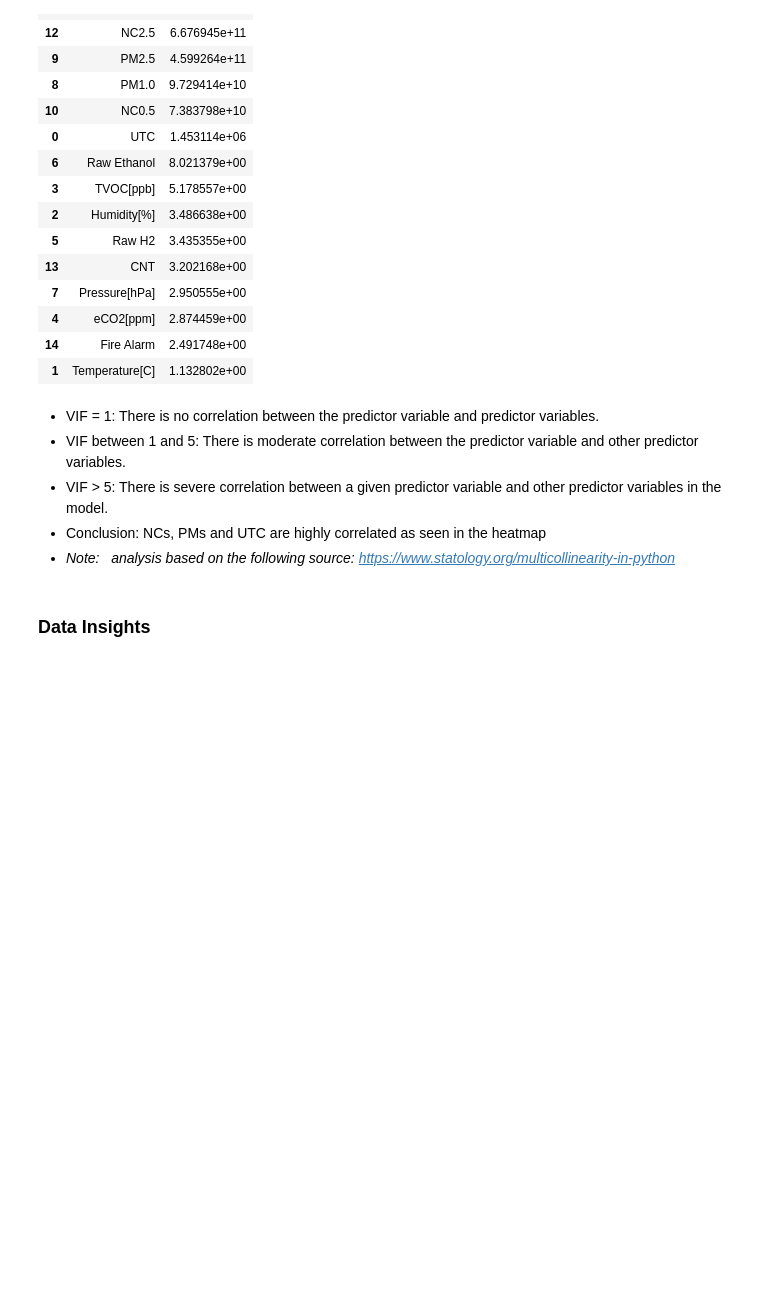
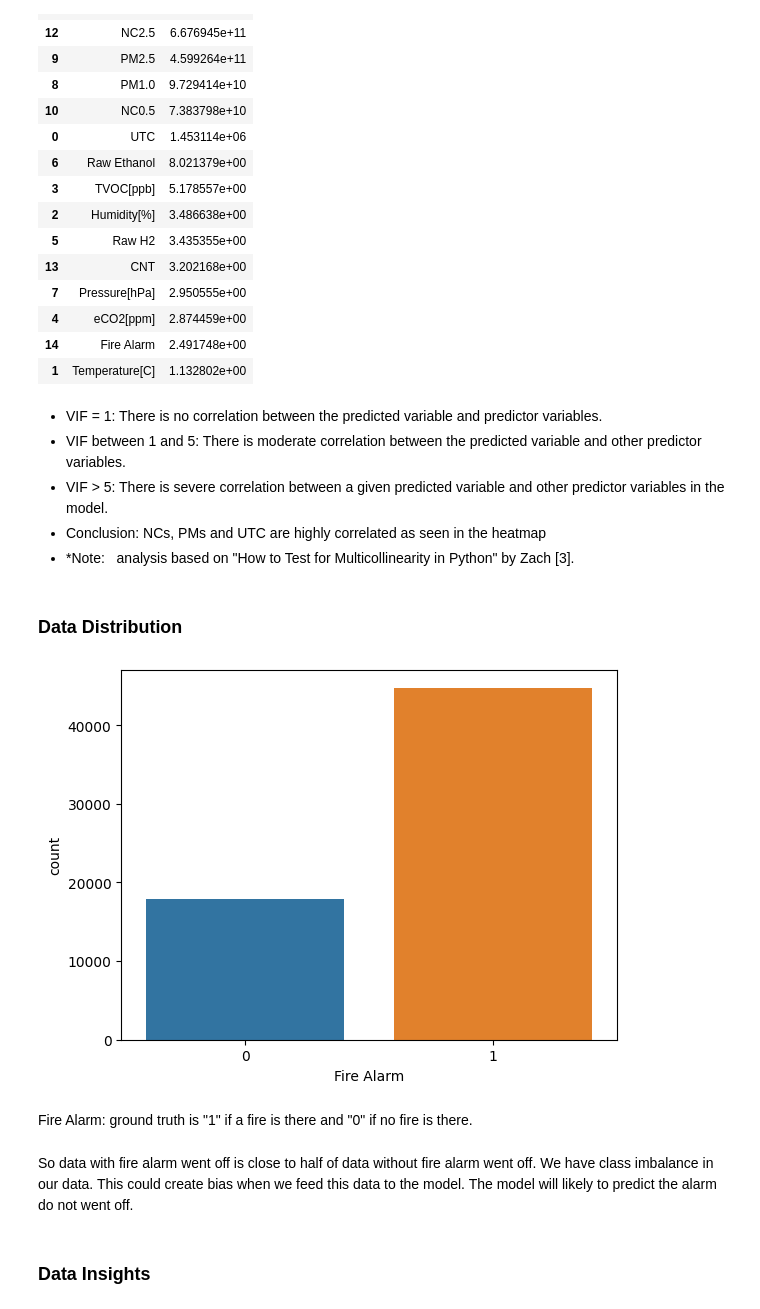
Before and after one commit to katie-q-ch/smoke-detector-project, a Jupyter notebook: SmokeDectector.ipynb, the cells around one changed output. Cells and saved outputs as stored; diff of their text form; code cells hidden in the pictures; blank space fills up the shorter version.

```diff
--- a/SmokeDectector.ipynb
+++ b/SmokeDectector.ipynb
@@ -211,11 +215,22 @@ sorted_vif_df
 | 14 | Fire Alarm | 2.491748e+00 |
 | 1 | Temperature[C] | 1.132802e+00 |
 # %% [markdown]
-* VIF = 1: There is no correlation between the predictor variable and predictor variables.
-* VIF between 1 and 5: There is moderate correlation between the predictor variable and other predictor variables.
-* VIF > 5: There is severe correlation between a given predictor variable and other predictor variables in the model.
+* VIF = 1: There is no correlation between the predicted variable and predictor variables.
+* VIF between 1 and 5: There is moderate correlation between the predicted variable and other predictor variables.
+* VIF > 5: There is severe correlation between a given predicted variable and other predictor variables in the model.
 * Conclusion: NCs, PMs and UTC are highly correlated as seen in the heatmap
-* *Note: &nbsp; analysis based on the following source: https://www.statology.org/multicollinearity-in-python*
+* *Note: &nbsp; analysis based on "How to Test for Multicollinearity in Python" by Zach [3].
+# %% [markdown]
+### Data Distribution
+# %%
+g=sns.countplot(x = df["Fire Alarm"])
+plt.show()
+# %% [output]
+[figure, added]
+# %% [markdown]
+Fire Alarm: ground truth is "1" if a fire is there and "0" if no fire is there.
+# %% [markdown]
+So data with fire alarm went off is close to half of data without fire alarm went off. We have class imbalance in our data. This could create bias when we feed this data to the model. The model will likely to predict the alarm do not went off.
 # %% [markdown]
 ### Data Insights
 # %% [markdown]
```
Also changed, not shown: parts of 53 cells of this notebook.
